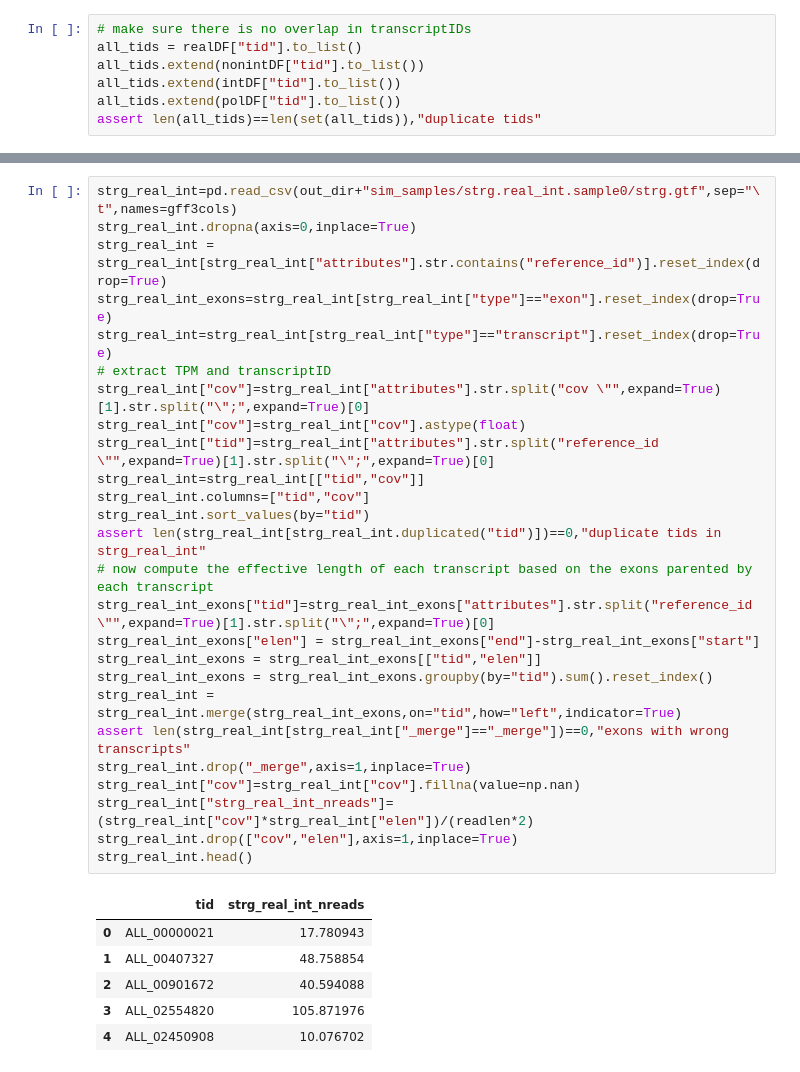
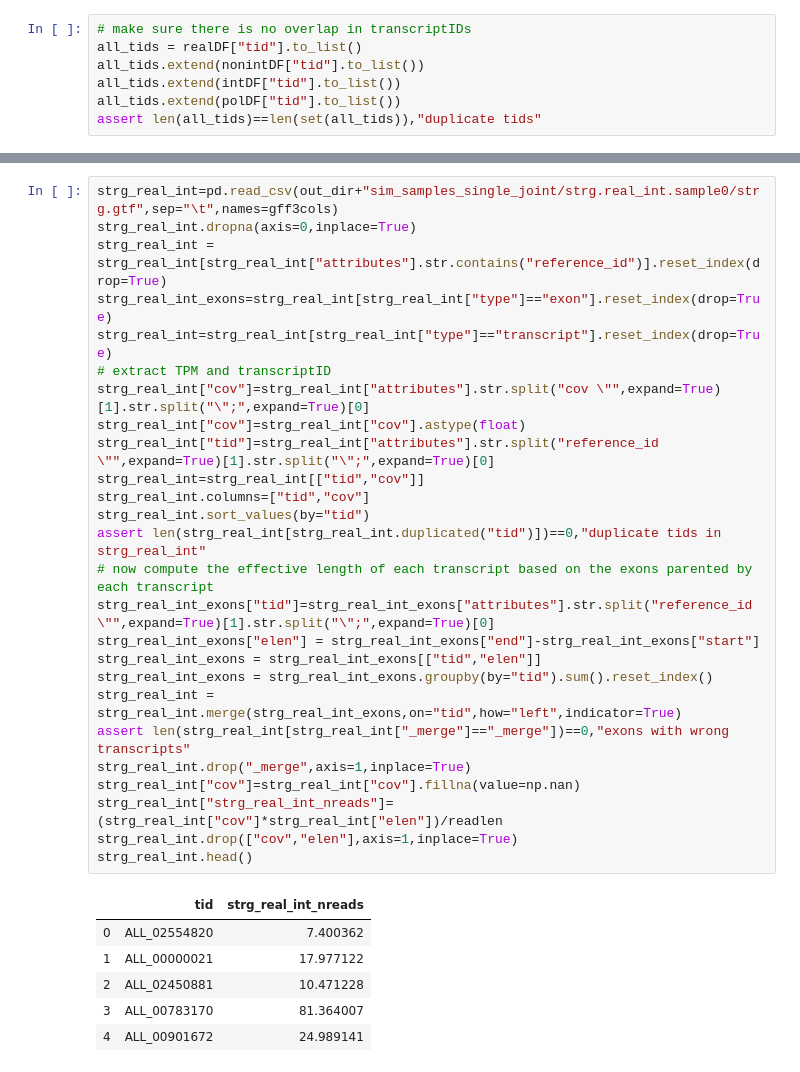
Before and after one commit to alevar/tx_noise, a Jupyter notebook: results.ipynb, the cells around one changed output, grey strips where cells are left out. Drawn from its saved outputs; the diff is of its cells as text.

```diff
--- a/results.ipynb
+++ b/results.ipynb
@@ -182,34 +338,34 @@ strg_real_nonint.head()
 # %%
-strg_real_int=pd.read_csv(out_dir+"sim_samples/strg.real_int.sample0/strg.gtf",sep="\t",names=gff3cols)
+strg_real_int=pd.read_csv(out_dir+"sim_samples_single_joint/strg.real_int.sample0/strg.gtf",sep="\t",names=gff3cols)
 strg_real_int.dropna(axis=0,inplace=True)
 strg_real_int = strg_real_int[strg_real_int["attributes"].str.contains("reference_id")].reset_index(drop=True)
 strg_real_int_exons=strg_real_int[strg_real_int["type"]=="exon"].reset_index(drop=True)
 strg_real_int=strg_real_int[strg_real_int["type"]=="transcript"].reset_index(drop=True)
 # extract TPM and transcriptID
 strg_real_int["cov"]=strg_real_int["attributes"].str.split("cov \"",expand=True)[1].str.split("\";",expand=True)[0]
 strg_real_int["cov"]=strg_real_int["cov"].astype(float)
 strg_real_int["tid"]=strg_real_int["attributes"].str.split("reference_id \"",expand=True)[1].str.split("\";",expand=True)[0]
 strg_real_int=strg_real_int[["tid","cov"]]
 strg_real_int.columns=["tid","cov"]
 strg_real_int.sort_values(by="tid")
 assert len(strg_real_int[strg_real_int.duplicated("tid")])==0,"duplicate tids in strg_real_int"
 # now compute the effective length of each transcript based on the exons parented by each transcript
 strg_real_int_exons["tid"]=strg_real_int_exons["attributes"].str.split("reference_id \"",expand=True)[1].str.split("\";",expand=True)[0]
 strg_real_int_exons["elen"] = strg_real_int_exons["end"]-strg_real_int_exons["start"]
 strg_real_int_exons = strg_real_int_exons[["tid","elen"]]
 strg_real_int_exons = strg_real_int_exons.groupby(by="tid").sum().reset_index()
 strg_real_int = strg_real_int.merge(strg_real_int_exons,on="tid",how="left",indicator=True)
 assert len(strg_real_int[strg_real_int["_merge"]=="_merge"])==0,"exons with wrong transcripts"
 strg_real_int.drop("_merge",axis=1,inplace=True)
 strg_real_int["cov"]=strg_real_int["cov"].fillna(value=np.nan)
-strg_real_int["strg_real_int_nreads"]=(strg_real_int["cov"]*strg_real_int["elen"])/(readlen*2)
+strg_real_int["strg_real_int_nreads"]=(strg_real_int["cov"]*strg_real_int["elen"])/readlen
 strg_real_int.drop(["cov","elen"],axis=1,inplace=True)
 strg_real_int.head()
 # %% [output]
 |  | tid | strg_real_int_nreads |
-| 0 | ALL_00000021 | 17.780943 |
-| 1 | ALL_00407327 | 48.758854 |
-| 2 | ALL_00901672 | 40.594088 |
-| 3 | ALL_02554820 | 105.871976 |
-| 4 | ALL_02450908 | 10.076702 |
+| 0 | ALL_02554820 | 7.400362 |
+| 1 | ALL_00000021 | 17.977122 |
+| 2 | ALL_02450881 | 10.471228 |
+| 3 | ALL_00783170 | 81.364007 |
+| 4 | ALL_00901672 | 24.989141 |
 # %%
```
Also changed, not shown: parts of 23 cells of this notebook, 7 other files.
